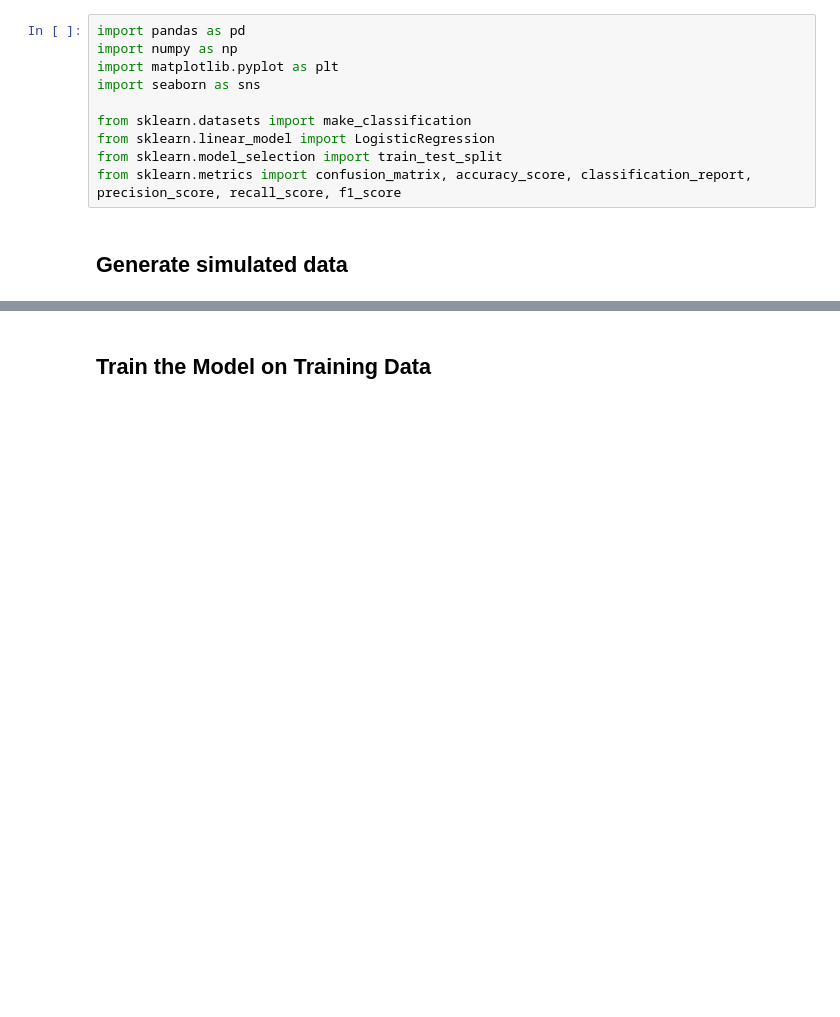
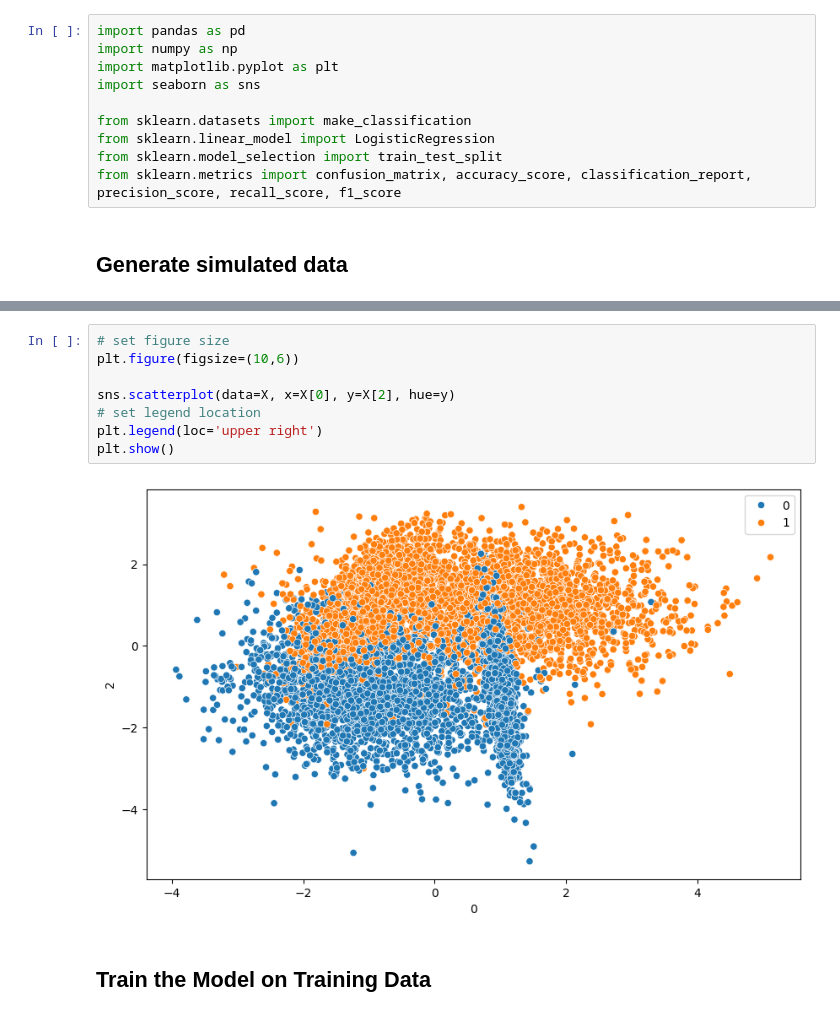
Before and after one commit to s-muhammadkamran/machine-learning, a Jupyter notebook: Classification/logistic_regression_with_tuning.ipynb, the cells around one changed output, grey strips where cells are left out. Cells and saved outputs as stored; diff of their text form; blank space fills up the shorter version.

```diff
--- a/Classification/logistic_regression_with_tuning.ipynb
+++ b/Classification/logistic_regression_with_tuning.ipynb
@@ -143,3 +144,13 @@ np.unique(y, return_counts=True)
+# %%
+# set figure size
+plt.figure(figsize=(10,6))
+
+sns.scatterplot(data=X, x=X[0], y=X[2], hue=y)
+# set legend location
+plt.legend(loc='upper right')
+plt.show()
+# %% [output]
+[figure, added]
 # %% [markdown]
 ## Train the Model on Training Data
 # %%
```
Also changed, not shown: parts of 38 cells of this notebook.
